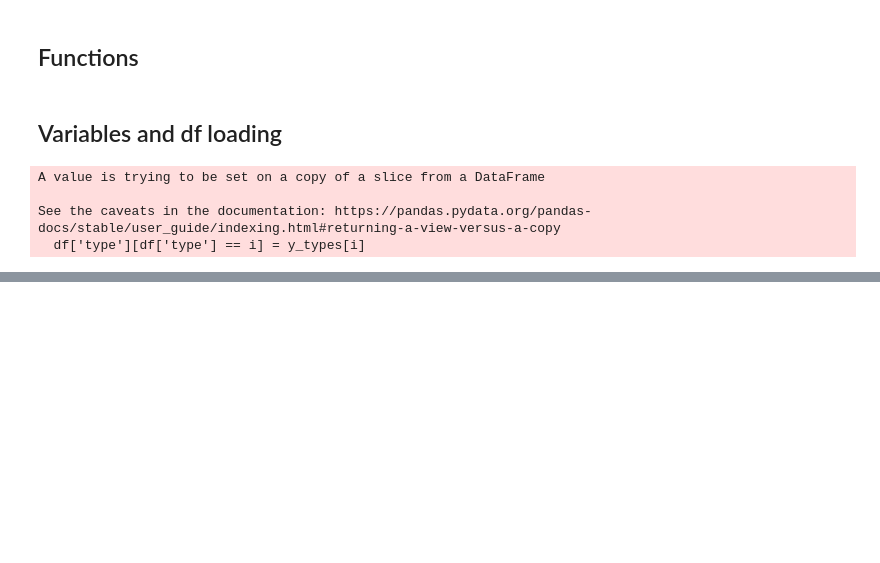
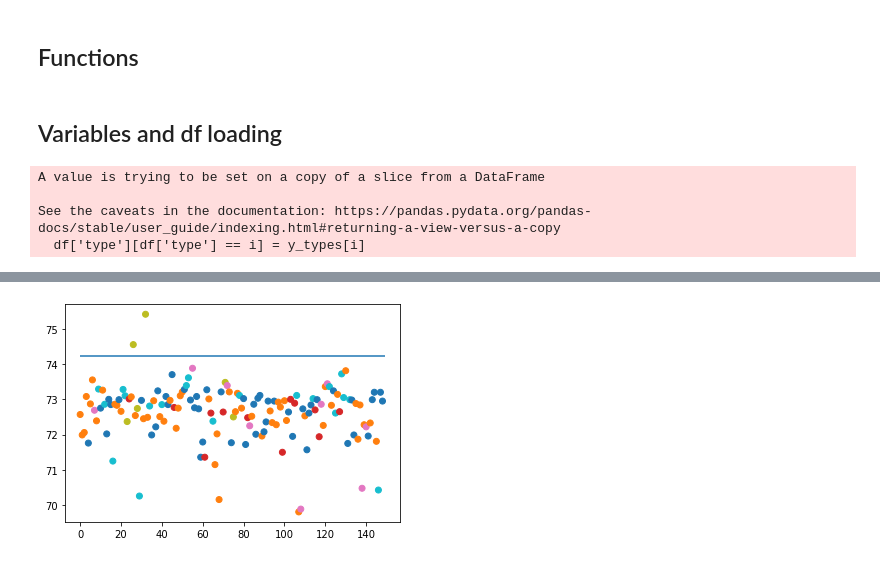
Before and after one commit to Xannadoo/MLProject2021_AC, a Jupyter notebook: Notebooks/DecisionTree.ipynb, the cells around one changed output, grey strips where cells are left out. Drawn from its saved outputs; the diff is of its cells as text; code cells hidden in the pictures; blank space fills up the shorter version.

Commit message:
Implement gini calc and first node of decision tree
Co-Authored-By: Danielle <62339718+dmdequin@users.noreply.github.com>
Co-Authored-By: cauwi <71588118+cauwi@users.noreply.github.com>

```diff
--- a/Notebooks/DecisionTree.ipynb
+++ b/Notebooks/DecisionTree.ipynb
@@ -24,9 +24,9 @@ col = 'tab10' #colour theme
 
 df = pd.read_csv(TRAIN) #training dataframe
 
-bob = list(df.columns)[:-1] #creates list of column names for later
+attributes = list(df.columns)[:-1] #creates list of column names for later
 
-X = df[bob].copy() #attributes
+X = df[attributes].copy() #attributes
 y = df['type'].copy() #true values
 
 y_types = {1:'wind_float', 2:'wind_non', 3:'wind_veh', 5:'container', 6:'tableware', 7:'headlamp'}
@@ -44,0 +89,37 @@ See the caveats in the documentation: https://pandas.pydata.org/pandas-docs/stab
+# %%
+def leaf_hunter(df=df, class_list=y_list):
+    '''takes df and class returns highest gini gain, best class, best threshold, and
+    best attribute'''
+    #So many loops!
+    best_gini_gain = 0
+    best_class = ''
+    best_threshold = ''
+    best_att = ''
+
+    for cl in y_list:
+        '''loop through classes'''
+        for a in attributes:
+            tmp = df.sort_values(by=a, axis=0).copy()
+                #print(a)
+                #loop through attributes
+            for threshold in range(len(df)-1):
+                '''loop through potential thresholds'''
+                if tmp[a].iloc[threshold] == tmp[a].iloc[threshold+1]:
+                    pass
+                else:
+                    thresh = ((tmp[a].iloc[threshold] + tmp[a].iloc[threshold+1])/2)
+                    #print((tmp[a].iloc[threshold], tmp[a].iloc[threshold+1]), thresh)
+                    g_gain = 0.5-Gini(df[a], y, thresh, cl)
+                    if g_gain > best_gini_gain:
+                        best_gini_gain = g_gain
+                        best_class = cl
+                        best_threshold = thresh
+                        best_att = a
+    return best_gini_gain, best_class, best_threshold, best_att
+
+best_gini_gain, best_class, best_threshold, best_att = leaf_hunter()
+# %%
+plt.scatter([i for i in range(149)], df[best_att], c=y, cmap=col)
+plt.hlines(best_threshold, 0, 149);
+# %% [output]
+[figure, added]
```
Also changed, not shown: parts of 3 cells of this notebook, 1 other file.
